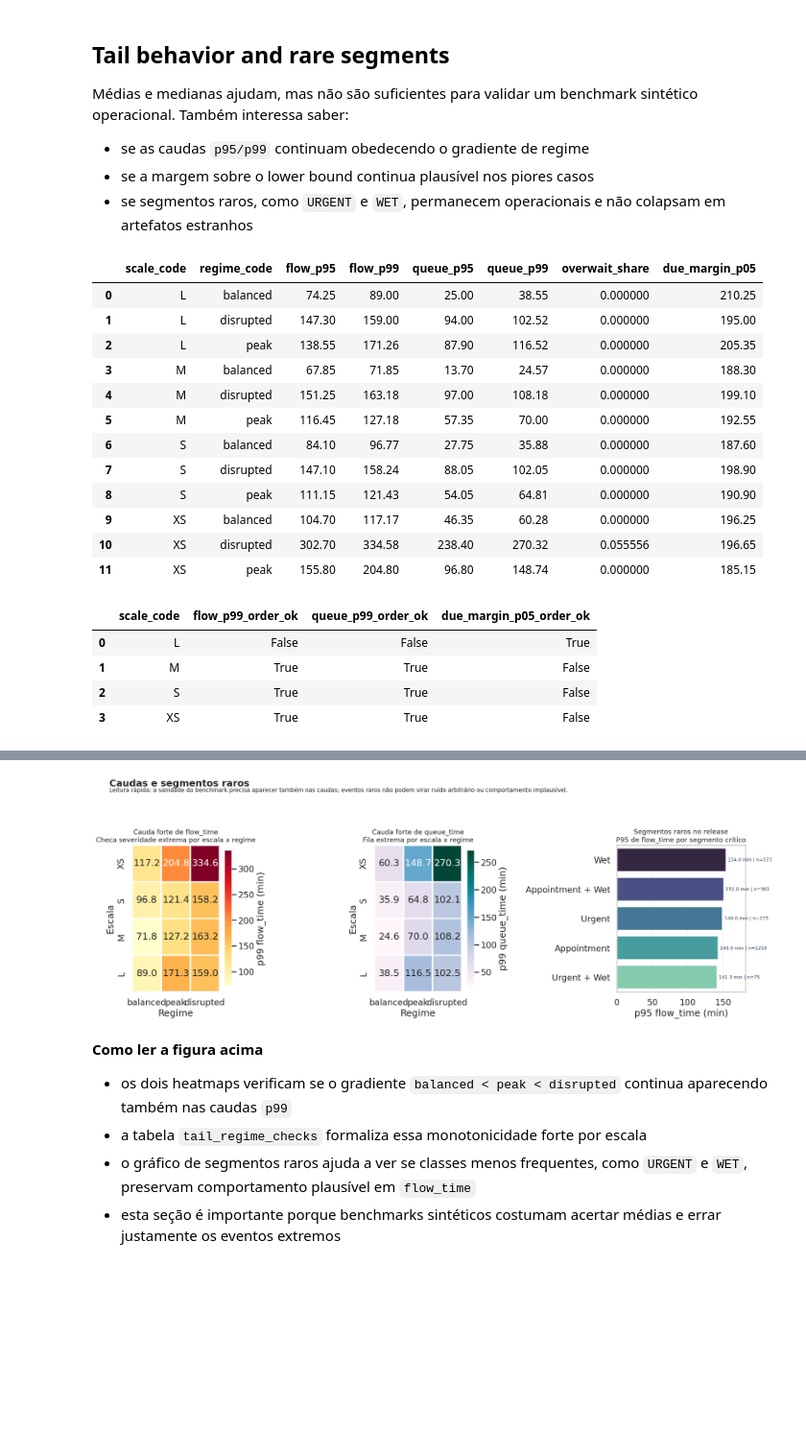
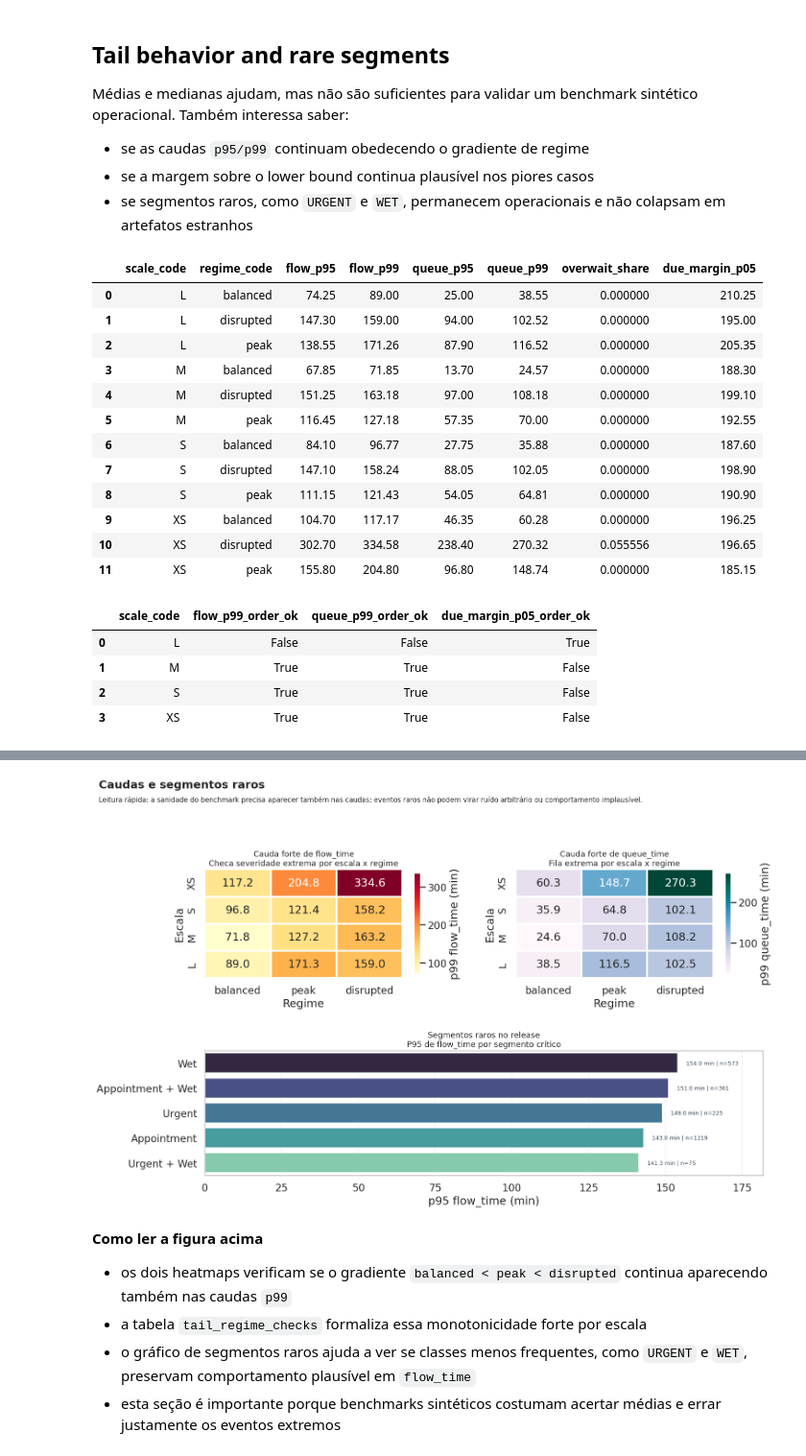
Before and after one commit to PequiFlux/agro_yard_dfjsp_benchmark_go, a Jupyter notebook: output/jupyter-notebook/instance-validation-and-exploratory-analysis.ipynb, the cells around one changed output, grey strips where cells are left out. Shown at 96% size. Saved outputs shown, nothing was run; the diff lists cells and outputs as text; code cells hidden in the pictures; blank space fills up the shorter version.

Commit message:
Refactor notebook layouts for readability

```diff
--- a/output/jupyter-notebook/instance-validation-and-exploratory-analysis.ipynb
+++ b/output/jupyter-notebook/instance-validation-and-exploratory-analysis.ipynb
@@ -1178,7 +1178,11 @@ rare_segment_plot["segment_display"] = (
 )
 rare_segment_plot = rare_segment_plot.sort_values("flow_p95", ascending=False).reset_index(drop=True)
 
-fig, axes = plt.subplots(1, 3, figsize=(18.2, 6.8), gridspec_kw={"width_ratios": [1, 1, 1.18]})
+fig, axes = plt.subplot_mosaic(
+    [["flow", "queue"], ["rare", "rare"]],
+    figsize=(15.8, 10.1),
+    gridspec_kw={"height_ratios": [1.0, 1.15]},
+)
 sns.heatmap(
     flow_p99_heatmap,
     annot=True,
@@ -1187,11 +1191,11 @@ sns.heatmap(
     linewidths=1.5,
     linecolor="white",
     cbar_kws={"label": "p99 flow_time (min)", "shrink": 0.92},
-    ax=axes[0],
+    ax=axes["flow"],
 )
-axes[0].set_title("Cauda forte de flow_time\nCheca severidade extrema por escala x regime", fontsize=13)
-axes[0].set_xlabel("Regime")
-axes[0].set_ylabel("Escala")
+axes["flow"].set_title("Cauda forte de flow_time\nCheca severidade extrema por escala x regime", fontsize=13)
+axes["flow"].set_xlabel("Regime")
+axes["flow"].set_ylabel("Escala")
 
 sns.heatmap(
     queue_p99_heatmap,
@@ -1201,11 +1205,11 @@ sns.heatmap(
     linewidths=1.5,
     linecolor="white",
     cbar_kws={"label": "p99 queue_time (min)", "shrink": 0.92},
-    ax=axes[1],
+    ax=axes["queue"],
 )
-axes[1].set_title("Cauda forte de queue_time\nFila extrema por escala x regime", fontsize=13)
-axes[1].set_xlabel("Regime")
-axes[1].set_ylabel("Escala")
+axes["queue"].set_title("Cauda forte de queue_time\nFila extrema por escala x regime", fontsize=13)
+axes["queue"].set_xlabel("Regime")
+axes["queue"].set_ylabel("Escala")
 
 sns.barplot(
     data=rare_segment_plot,
@@ -1216,16 +1220,16 @@ sns.barplot(
     legend=False,
     palette="mako",
     orient="h",
-    ax=axes[2],
+    ax=axes["rare"],
 )
-axes[2].set_title("Segmentos raros no release\nP95 de flow_time por segmento crítico", fontsize=13)
-axes[2].set_xlabel("p95 flow_time (min)")
-axes[2].set_ylabel("")
-axes[2].grid(axis="x", alpha=0.25, zorder=0)
+axes["rare"].set_title("Segmentos raros no release\nP95 de flow_time por segmento crítico", fontsize=13)
+axes["rare"].set_xlabel("p95 flow_time (min)")
+axes["rare"].set_ylabel("")
+axes["rare"].grid(axis="x", alpha=0.25, zorder=0)
 rare_xmax = max(float(rare_segment_plot["flow_p95"].max()) * 1.18, 20.0)
-axes[2].set_xlim(0, rare_xmax)
-for patch, (_, row) in zip(axes[2].patches, rare_segment_plot.iterrows()):
-    axes[2].text(
+axes["rare"].set_xlim(0, rare_xmax)
+for patch, (_, row) in zip(axes["rare"].patches, rare_segment_plot.iterrows()):
+    axes["rare"].text(
         min(float(row["flow_p95"]) + rare_xmax * 0.015, rare_xmax * 0.96),
         patch.get_y() + patch.get_height() / 2,
         f"{float(row['flow_p95']):.1f} min | n={int(row['job_count'])}",
@@ -1242,39 +1246,39 @@ fig.text(
     "Leitura rápida: a sanidade do benchmark precisa aparecer também nas caudas; eventos raros não podem virar ruído arbitrário ou comportamento implausível.",
     fontsize=11,
 )
-fig.tight_layout(rect=(0, 0, 1, 0.9), w_pad=2.2)
+fig.tight_layout(rect=(0, 0, 1, 0.9), h_pad=2.0, w_pad=2.0)
 fig.savefig(ARTIFACT_DIR / "tail_and_rare_segments.png", dpi=160, bbox_inches="tight")
 plt.show()
 
 tail_regime_summary.to_csv(ARTIFACT_DIR / "tail_regime_summary.csv", index=False)
 tail_regime_checks.to_csv(ARTIFACT_DIR / "tail_regime_checks.csv", index=False)
 rare_segment_summary.to_csv(ARTIFACT_DIR / "rare_segment_summary.csv", index=False)
 # %% [output]
 |  | scale_code | regime_code | flow_p95 | flow_p99 | queue_p95 | queue_p99 | overwait_share | due_margin_p05 |
 | 0 | L | balanced | 74.25 | 89.00 | 25.00 | 38.55 | 0.000000 | 210.25 |
 | 1 | L | disrupted | 147.30 | 159.00 | 94.00 | 102.52 | 0.000000 | 195.00 |
 | 2 | L | peak | 138.55 | 171.26 | 87.90 | 116.52 | 0.000000 | 205.35 |
 | 3 | M | balanced | 67.85 | 71.85 | 13.70 | 24.57 | 0.000000 | 188.30 |
 | 4 | M | disrupted | 151.25 | 163.18 | 97.00 | 108.18 | 0.000000 | 199.10 |
 | 5 | M | peak | 116.45 | 127.18 | 57.35 | 70.00 | 0.000000 | 192.55 |
 | 6 | S | balanced | 84.10 | 96.77 | 27.75 | 35.88 | 0.000000 | 187.60 |
 | 7 | S | disrupted | 147.10 | 158.24 | 88.05 | 102.05 | 0.000000 | 198.90 |
 | 8 | S | peak | 111.15 | 121.43 | 54.05 | 64.81 | 0.000000 | 190.90 |
 | 9 | XS | balanced | 104.70 | 117.17 | 46.35 | 60.28 | 0.000000 | 196.25 |
 | 10 | XS | disrupted | 302.70 | 334.58 | 238.40 | 270.32 | 0.055556 | 196.65 |
 | 11 | XS | peak | 155.80 | 204.80 | 96.80 | 148.74 | 0.000000 | 185.15 |
 |  | scale_code | flow_p99_order_ok | queue_p99_order_ok | due_margin_p05_order_ok |
 | 0 | L | False | False | True |
 | 1 | M | True | True | False |
 | 2 | S | True | True | False |
 | 3 | XS | True | True | False |
 |  | segment_label | job_count | job_share | flow_mean | flow_p95 | queue_mean | queue_p95 | overwait_share | ... |
 | 0 | WET | 573 | 0.310065 | 89.951134 | 154.0 | 31.657941 | 92.4 | 0.001745 | ... |
 | 1 | APPOINTMENT_AND_WET | 361 | 0.195346 | 87.520776 | 151.0 | 29.620499 | 88.0 | 0.000000 | ... |
 | 2 | URGENT | 225 | 0.121753 | 85.506667 | 149.0 | 31.653333 | 97.0 | 0.004444 | ... |
 | 3 | APPOINTMENT | 1219 | 0.659632 | 79.863823 | 143.0 | 26.924528 | 88.0 | 0.002461 | ... |
 | 4 | URGENT_AND_WET | 75 | 0.040584 | 86.506667 | 141.3 | 28.013333 | 79.9 | 0.000000 | ... |
-[figure, old version]
+[figure, new version]
 # %% [markdown]
 **Como ler a figura acima**
 
```
Also changed, not shown: parts of 2 cells of this notebook, 6 other files.
